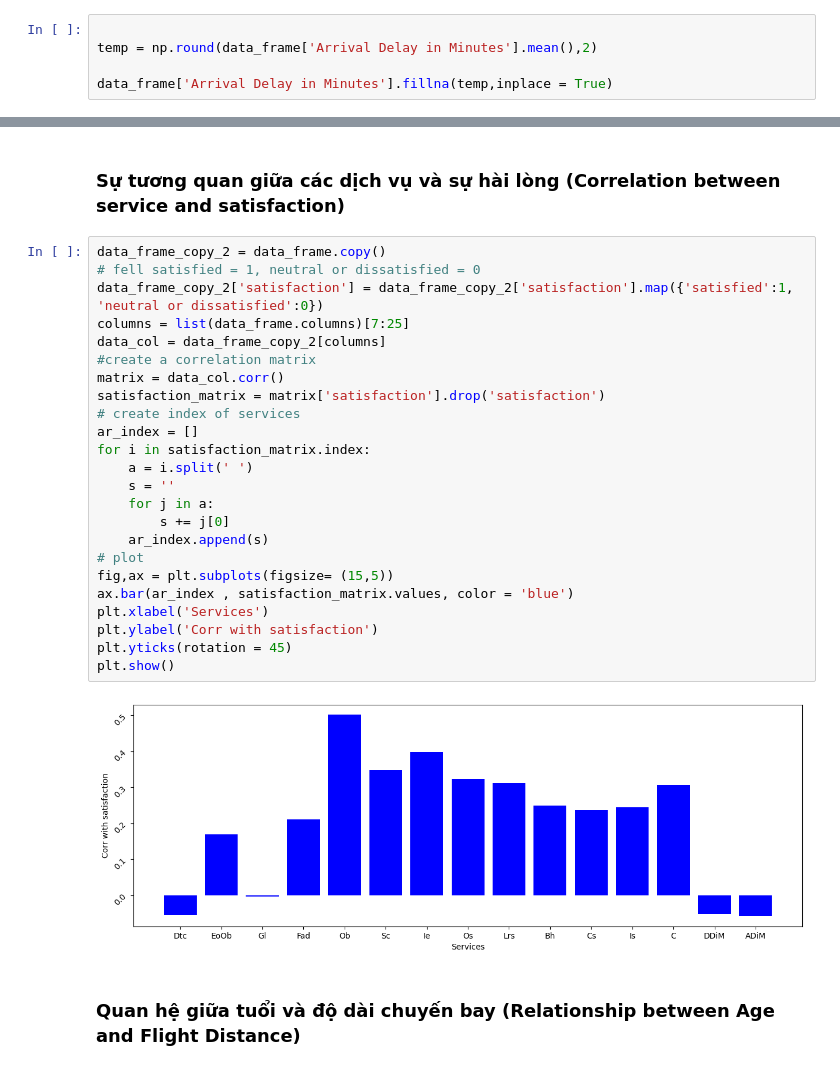
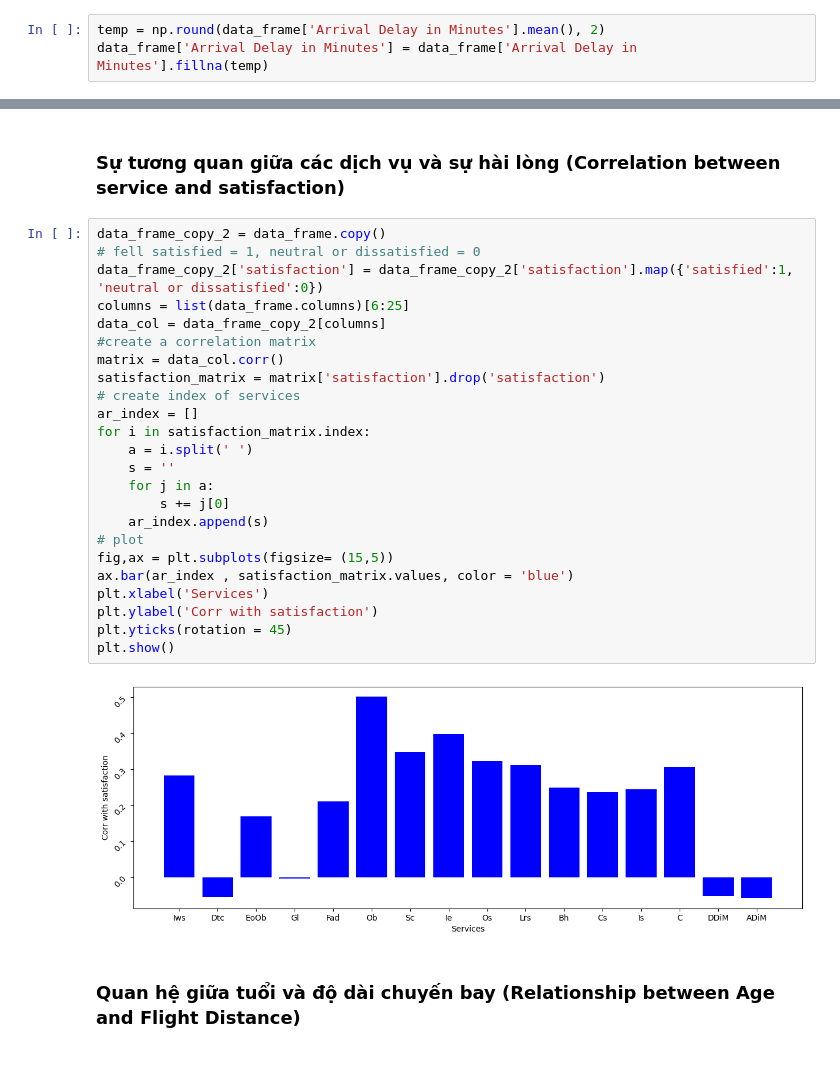
Before and after one commit to little-duck-vie/ltxldl-hoc-lam-giau, a Jupyter notebook: Code_python.ipynb, the cells around one changed output, grey strips where cells are left out. Cells and saved outputs as stored; diff of their text form.

```diff
--- a/Code_python.ipynb
+++ b/Code_python.ipynb
@@ -112,7 +112,5 @@ Arrival Delay in Minutes             393
 satisfaction                           0
 dtype: int64
 # %%
-
-temp = np.round(data_frame['Arrival Delay in Minutes'].mean(),2)
-
-data_frame['Arrival Delay in Minutes'].fillna(temp,inplace = True)
+temp = np.round(data_frame['Arrival Delay in Minutes'].mean(), 2)
+data_frame['Arrival Delay in Minutes'] = data_frame['Arrival Delay in Minutes'].fillna(temp)
@@ -401,29 +392,29 @@ percent_long
 # %%
 data_frame_copy_2 = data_frame.copy()
 # fell satisfied = 1, neutral or dissatisfied = 0
 data_frame_copy_2['satisfaction'] = data_frame_copy_2['satisfaction'].map({'satisfied':1, 'neutral or dissatisfied':0})
-columns = list(data_frame.columns)[7:25]
+columns = list(data_frame.columns)[6:25]
 data_col = data_frame_copy_2[columns]
 #create a correlation matrix
 matrix = data_col.corr()
 satisfaction_matrix = matrix['satisfaction'].drop('satisfaction')
 # create index of services
 ar_index = []
 for i in satisfaction_matrix.index:
     a = i.split(' ')
     s = ''
     for j in a:
         s += j[0]
     ar_index.append(s)
 # plot
 fig,ax = plt.subplots(figsize= (15,5))
 ax.bar(ar_index , satisfaction_matrix.values, color = 'blue')
 plt.xlabel('Services')
 plt.ylabel('Corr with satisfaction')
 plt.yticks(rotation = 45)
 plt.show()
 # %% [output]
-[figure, old version]
+[figure, new version]
 # %% [markdown]
 ### Quan hệ giữa tuổi và độ dài chuyến bay (Relationship between Age and Flight Distance)
 # %%
```
Also changed, not shown: parts of 17 cells of this notebook.
